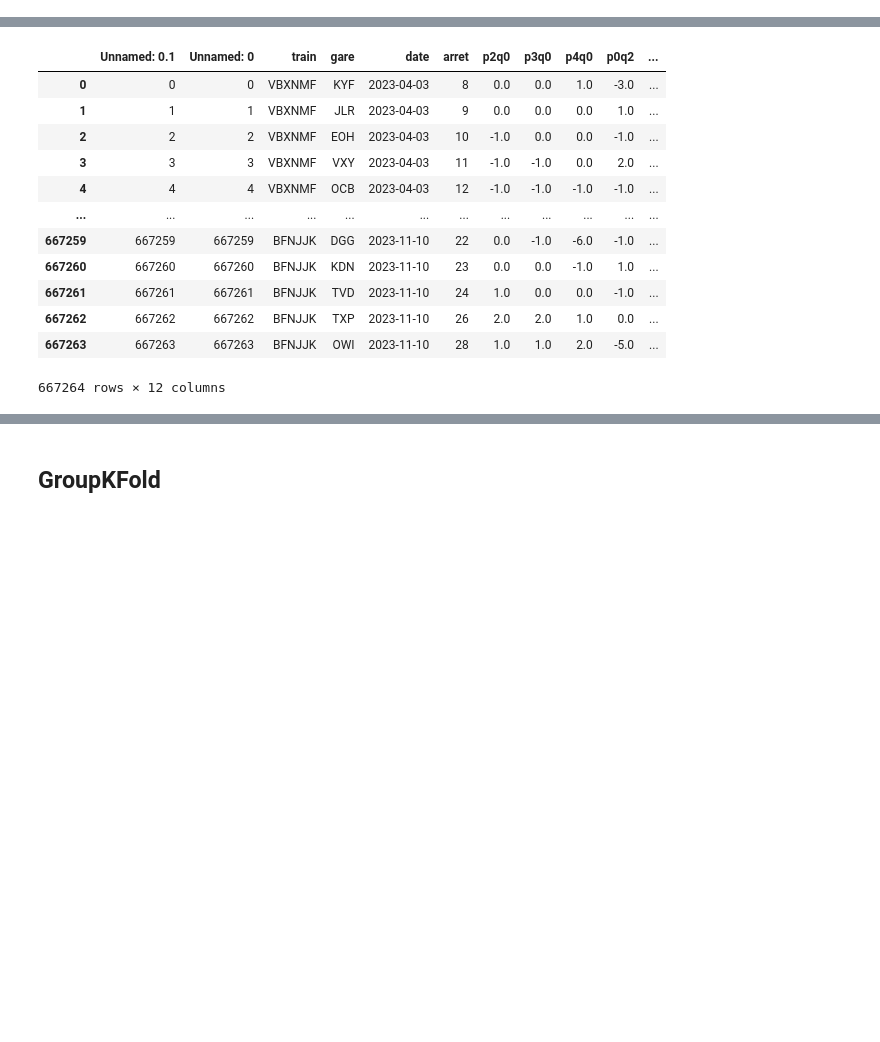
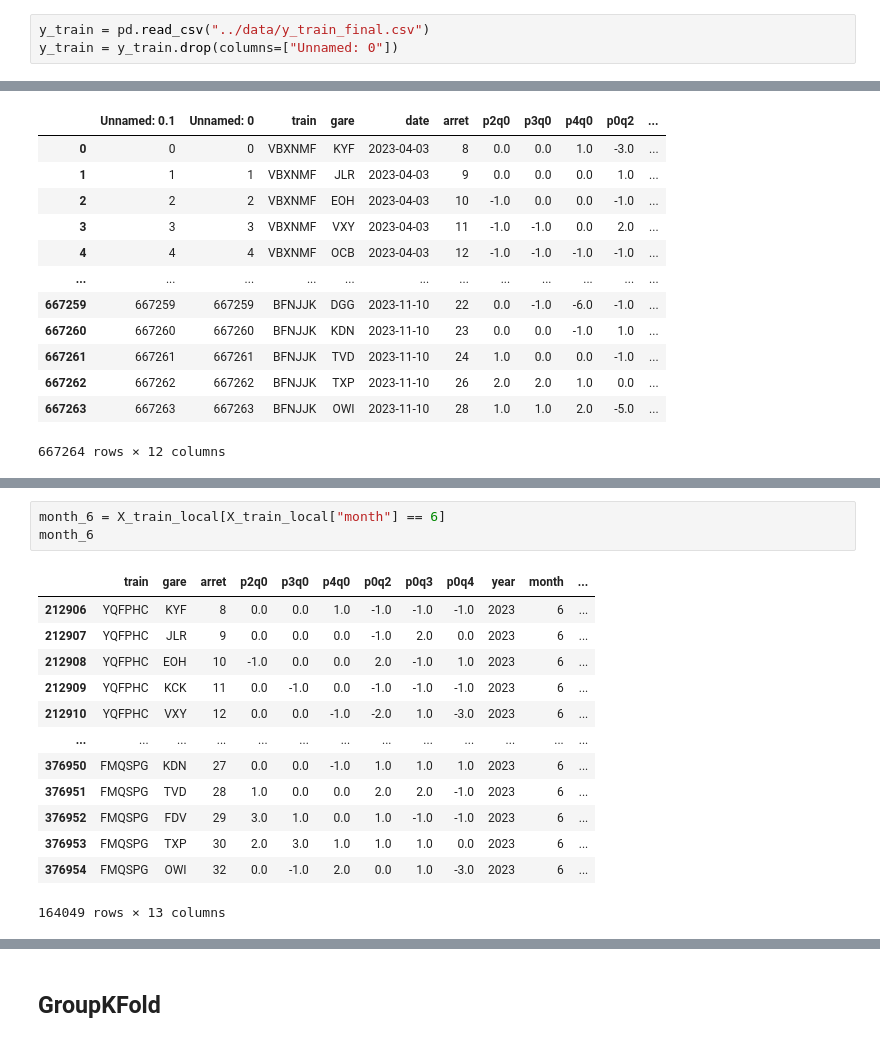
Before and after one commit to motawassimlahmadi/SNCF_DataChallenge166, a Jupyter notebook: notebooks/timeseriessplit.ipynb, the cells around one changed output, grey strips where cells are left out. Cells and saved outputs as stored; diff of their text form; blank space fills up the shorter version.

```diff
--- a/notebooks/timeseriessplit.ipynb
+++ b/notebooks/timeseriessplit.ipynb
@@ -12,6 +12,9 @@ from sklearn.metrics import mean_absolute_error
 # %%
 x_train = pd.read_csv("../data/x_train_final.csv")
 x_test = pd.read_csv("../data/x_test_final.csv")
+# %%
+y_train = pd.read_csv("../data/y_train_final.csv")
+y_train = y_train.drop(columns=["Unnamed: 0"])
 # %%
 x_train
 # %% [output]
@@ -30,0 +84,17 @@ x_train
+# %%
+month_6 = X_train_local[X_train_local["month"] == 6]
+month_6
+# %% [output]
+|  | train | gare | arret | p2q0 | p3q0 | p4q0 | p0q2 | p0q3 | p0q4 | year | month | ... |
+| 212906 | YQFPHC | KYF | 8 | 0.0 | 0.0 | 1.0 | -1.0 | -1.0 | -1.0 | 2023 | 6 | ... |
+| 212907 | YQFPHC | JLR | 9 | 0.0 | 0.0 | 0.0 | -1.0 | 2.0 | 0.0 | 2023 | 6 | ... |
+| 212908 | YQFPHC | EOH | 10 | -1.0 | 0.0 | 0.0 | 2.0 | -1.0 | 1.0 | 2023 | 6 | ... |
+| 212909 | YQFPHC | KCK | 11 | 0.0 | -1.0 | 0.0 | -1.0 | -1.0 | -1.0 | 2023 | 6 | ... |
+| 212910 | YQFPHC | VXY | 12 | 0.0 | 0.0 | -1.0 | -2.0 | 1.0 | -3.0 | 2023 | 6 | ... |
+| ... | ... | ... | ... | ... | ... | ... | ... | ... | ... | ... | ... | ... |
+| 376950 | FMQSPG | KDN | 27 | 0.0 | 0.0 | -1.0 | 1.0 | 1.0 | 1.0 | 2023 | 6 | ... |
+| 376951 | FMQSPG | TVD | 28 | 1.0 | 0.0 | 0.0 | 2.0 | 2.0 | -1.0 | 2023 | 6 | ... |
+| 376952 | FMQSPG | FDV | 29 | 3.0 | 1.0 | 0.0 | 1.0 | -1.0 | -1.0 | 2023 | 6 | ... |
+| 376953 | FMQSPG | TXP | 30 | 2.0 | 3.0 | 1.0 | 1.0 | 1.0 | 0.0 | 2023 | 6 | ... |
+| 376954 | FMQSPG | OWI | 32 | 0.0 | -1.0 | 2.0 | 0.0 | 1.0 | -3.0 | 2023 | 6 | ... |
+164049 rows × 13 columns
```
Also changed, not shown: parts of 20 cells of this notebook, 2 other files.
